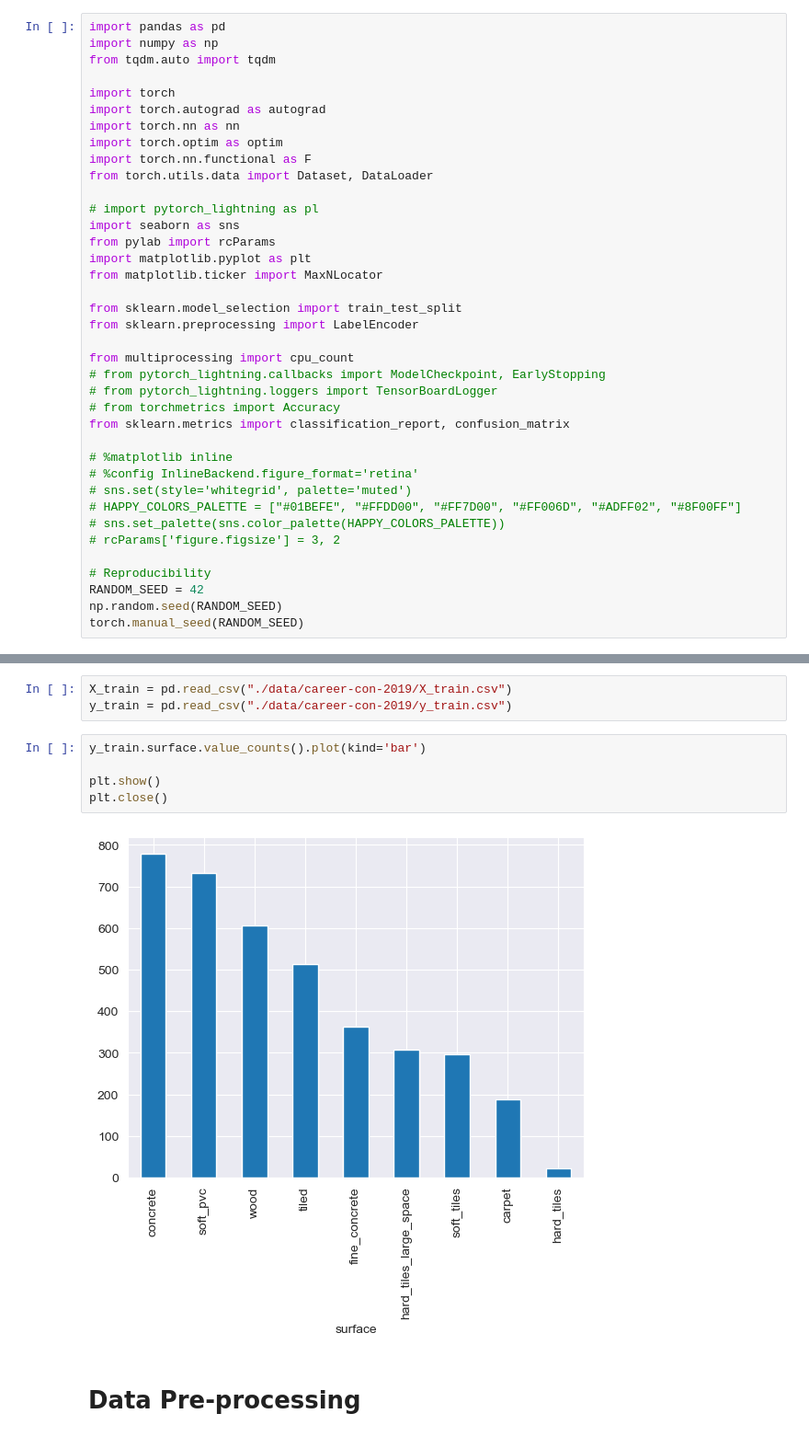
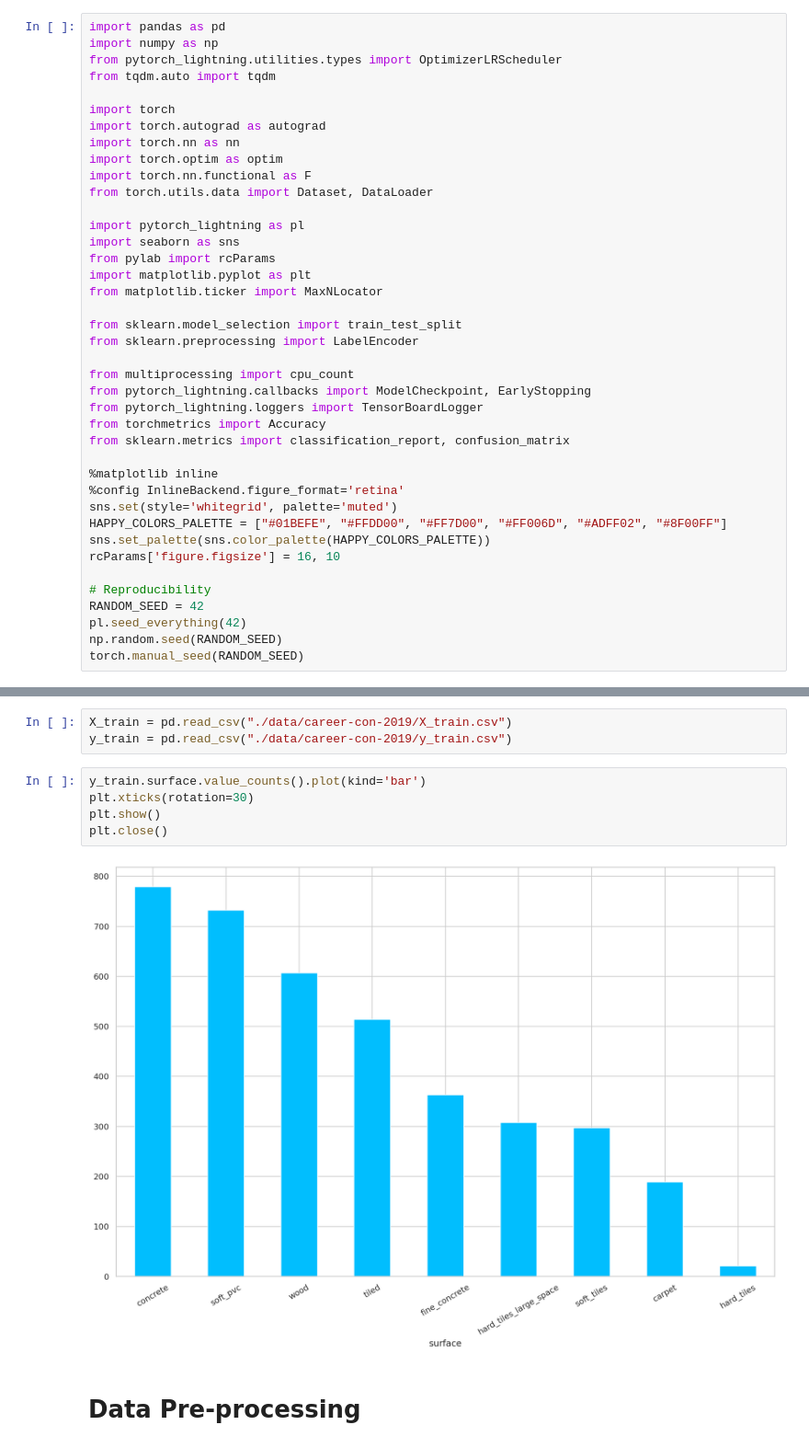
Before and after one commit to neeresh/SepsisEarlyPrediction, a Jupyter notebook: main.ipynb, the cells around one changed output, grey strips where cells are left out. Shown at 92% size. Drawn from its saved outputs; the diff is of its cells as text.

```diff
--- a/main.ipynb
+++ b/main.ipynb
@@ -1,6 +1,7 @@
 # %%
 import pandas as pd
 import numpy as np
+from pytorch_lightning.utilities.types import OptimizerLRScheduler
 from tqdm.auto import tqdm
 
 import torch
@@ -10,7 +11,7 @@ import torch.optim as optim
 import torch.nn.functional as F
 from torch.utils.data import Dataset, DataLoader
 
-# import pytorch_lightning as pl
+import pytorch_lightning as pl
 import seaborn as sns
 from pylab import rcParams
 import matplotlib.pyplot as plt
@@ -20,20 +21,21 @@ from sklearn.model_selection import train_test_split
 from sklearn.preprocessing import LabelEncoder
 
 from multiprocessing import cpu_count
-# from pytorch_lightning.callbacks import ModelCheckpoint, EarlyStopping
-# from pytorch_lightning.loggers import TensorBoardLogger
-# from torchmetrics import Accuracy
+from pytorch_lightning.callbacks import ModelCheckpoint, EarlyStopping
+from pytorch_lightning.loggers import TensorBoardLogger
+from torchmetrics import Accuracy
 from sklearn.metrics import classification_report, confusion_matrix
 
-# %matplotlib inline
-# %config InlineBackend.figure_format='retina'
-# sns.set(style='whitegrid', palette='muted')
-# HAPPY_COLORS_PALETTE = ["#01BEFE", "#FFDD00", "#FF7D00", "#FF006D", "#ADFF02", "#8F00FF"]
-# sns.set_palette(sns.color_palette(HAPPY_COLORS_PALETTE))
-# rcParams['figure.figsize'] = 3, 2
+%matplotlib inline
+%config InlineBackend.figure_format='retina'
+sns.set(style='whitegrid', palette='muted')
+HAPPY_COLORS_PALETTE = ["#01BEFE", "#FFDD00", "#FF7D00", "#FF006D", "#ADFF02", "#8F00FF"]
+sns.set_palette(sns.color_palette(HAPPY_COLORS_PALETTE))
+rcParams['figure.figsize'] = 16, 10
 
 # Reproducibility
 RANDOM_SEED = 42
+pl.seed_everything(42)
 np.random.seed(RANDOM_SEED)
 torch.manual_seed(RANDOM_SEED)
 # %% [output]
@@ -43,11 +46,11 @@ X_train = pd.read_csv("./data/career-con-2019/X_train.csv")
 y_train = pd.read_csv("./data/career-con-2019/y_train.csv")
 # %%
 y_train.surface.value_counts().plot(kind='bar')
-
+plt.xticks(rotation=30)
 plt.show()
 plt.close()
 # %% [output]
-[figure, old version]
+[figure, new version]
 # %% [markdown]
 # Data Pre-processing
 # %% [markdown]
```
Also changed, not shown: parts of 16 cells of this notebook.
